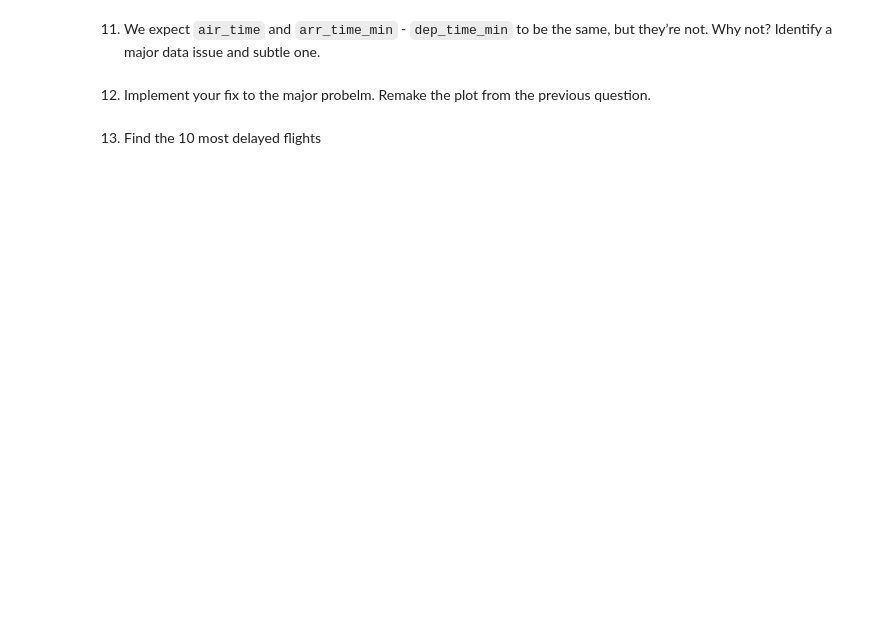
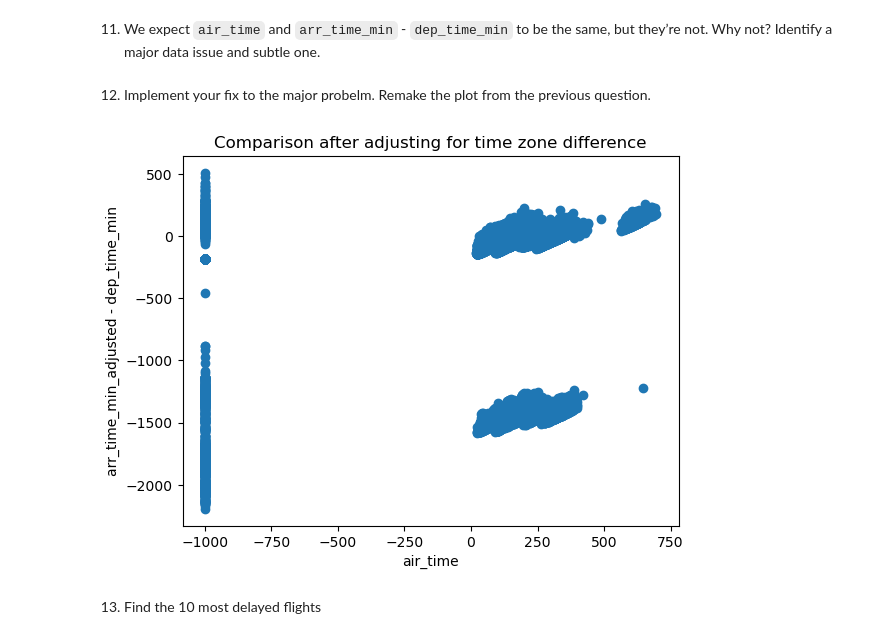
Before and after one commit to qlab-intro-python/tarea-2-luis-cahuana, a Jupyter notebook: tarea_2_plantilla.ipynb, the cells around one changed output. Cells and saved outputs as stored; diff of their text form; code cells hidden in the pictures; blank space fills up the shorter version.

```diff
--- a/tarea_2_plantilla.ipynb
+++ b/tarea_2_plantilla.ipynb
@@ -323,2 +355,13 @@ Identify a major data issue and subtle one.
+# %%
+# Solution
+flights["arr_time_min_adjusted"] = flights["arr_time_min"] - 180
+
+plt.scatter(flights["air_time"], flights["arr_time_min_adjusted"] - flights["dep_time_min"])
+plt.xlabel("air_time")
+plt.ylabel("arr_time_min_adjusted - dep_time_min")
+plt.title("Comparison after adjusting for time zone difference")
+plt.show()
+# %% [output]
+[figure, added]
 # %% [markdown]
 13. Find the 10 most delayed flights
```
Also changed, not shown: parts of 9 cells of this notebook.
